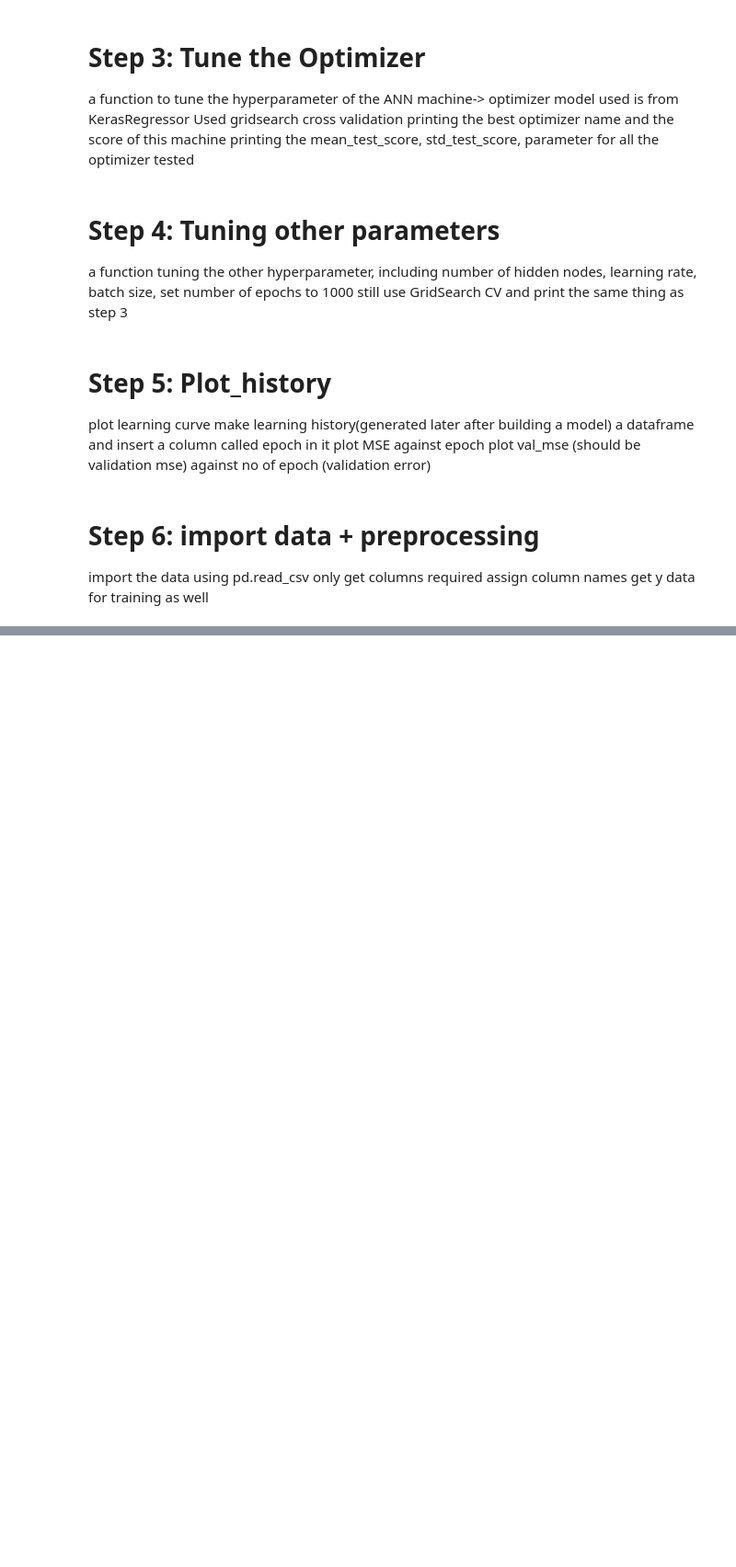
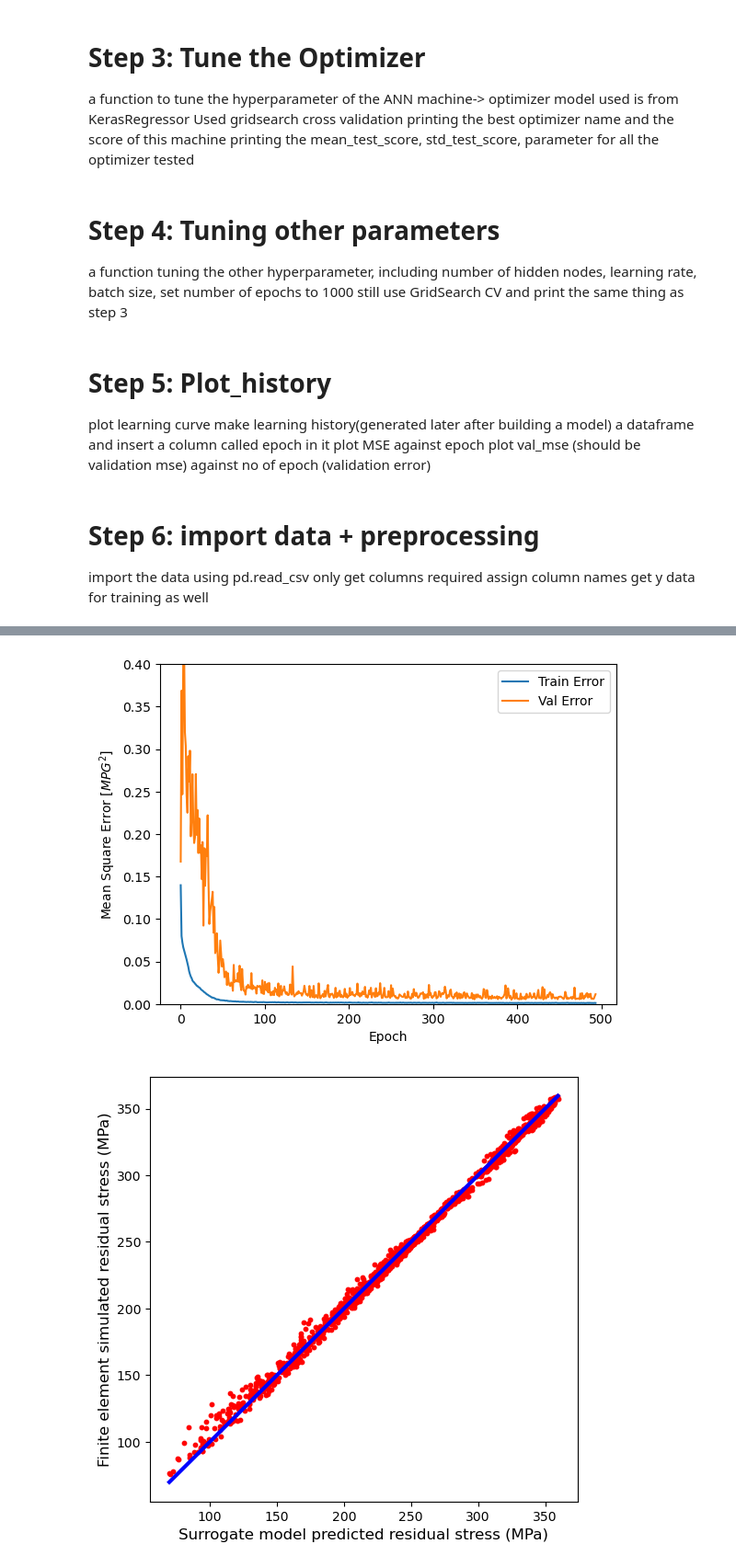
Before and after one commit to BWLWTW/Analysing-Surrogate-model-building, a Jupyter notebook: Analysis.ipynb, the cells around one changed output, grey strips where cells are left out. Shown at 92% size. Drawn from its saved outputs; the diff is of its cells as text; code cells hidden in the pictures; blank space fills up the shorter version.

```diff
--- a/Analysis.ipynb
+++ b/Analysis.ipynb
@@ -155,0 +351,5 @@ def nn_cl_bo(N_hidden_nodes, l_rate, Batch_size, epochs):
+# %%
+a={'original':3.4567,'no':round(3.4567),'1':round(3.4567,1),'2':round(3.4567,2),'3':round(3.4567,3)}
+print(pd.DataFrame(a,index=[0]))
+import numpy as np
+print(np.linspace(0.15,0.55,6))
@@ -155,0 +467,10 @@ def nn_cl_bo(N_hidden_nodes, l_rate, Batch_size, epochs):
+# %%
+def seed_tensorflow(seed):
+    '''
+    Fix ramdom seed
+    '''
+    random.seed(seed)
+    np.random.seed(seed)
+    tf.random.set_seed(seed)
+    os.environ['TF_DETERMINISTIC_OPS'] = '1'
+    os.environ['PYTHONHASHSEED'] = str(seed)
@@ -155,0 +479,62 @@ def nn_cl_bo(N_hidden_nodes, l_rate, Batch_size, epochs):
+# %%
+# Fix ramdom seed
+warnings.filterwarnings('ignore')
+seed_tensorflow(42)
+
+# Import dataset
+x, y = data_import(r'C:\Users\wingt\Downloads\S11_along_BD_205.csv')
+
+# Pre-processing
+model_type, Proc_X_train, Proc_Y_train, Proc_X_test, Y_test = pre_processing('ANN2', x, y)
+
+# Run Bayesian Optimization: find maximum value of unknown function by a few iteration
+# params_nn ={
+#     'N_hidden_nodes': (10, 2000),
+#     'l_rate':(0.0001, 0.01),
+#     'Batch_size':(1, 64),
+#     'epochs':(50, 1000),
+# }
+# print(nn_cl_bo(723, 0.000111, 27))
+# nn_bo = BayesianOptimization(nn_cl_bo, params_nn, random_state=5)
+# nn_bo.maximize(init_points=60, n_iter=15)
+# params_nn_ = nn_bo.max['params']
+# print(nn_bo)
+
+# Grid search: same thing as Bayesian Optimisation
+# tune_optimizer()
+# tune_other_para()
+
+# Build model and Predict
+ANN, predict_test_scal,predict_test, history = get_result(model_type, Proc_X_train, Proc_Y_train, Proc_X_test,
+                                      1000, 8, 1000, 0.001)
+Y_test_scal = scaler_Y.transform(Y_test.values.reshape(-1,1)).reshape(-1, 21)
+MSE_R_scal = MSE(Y_test_scal, predict_test_scal)
+MSE_R = MSE(Y_test.values, predict_test)
+print(MSE_R_scal)
+print(MSE_R)
+plot_history(history)
+
+# save the model
+# ANN.save(r'data_analysis/saved_model/ANN.h5')
+# pickle.dump(scaler_X, open('scaler_X.pkl','wb'))
+# pickle.dump(scaler_Y, open('scaler_Y.pkl','wb'))
+
+# for i in range(len(predict_test)):
+#     get_plot(Y_test.iloc[i, :], predict_test[i], i)
+
+pred_results = []
+sim_results = []
+for i in range(len(predict_test)):
+    for j in range(len(predict_test[0])):
+        sim_results.append(Y_test.iloc[i, j])
+        pred_results.append(predict_test[i][j])
+
+max_results = max(max(pred_results,sim_results))
+min_results = min(min(pred_results,sim_results))
+fig,ax = plt.subplots(figsize=(6,6))
+ax.plot([min_results, max_results], [min_results, max_results],'b', linewidth=3)
+ax.scatter(pred_results, sim_results,s=10, c='r')
+ax.set_xlabel("Surrogate model predicted residual stress (MPa)", fontsize=12)
+ax.set_ylabel("Finite element simulated residual stress (MPa)", fontsize=12)
+plt.show()
+# %% [output]
@@ -155,0 +558,2 @@ def nn_cl_bo(N_hidden_nodes, l_rate, Batch_size, epochs):
+[figure, added]
+[figure, added]
```
Also changed, not shown: parts of 28 cells of this notebook, 11 other files.
